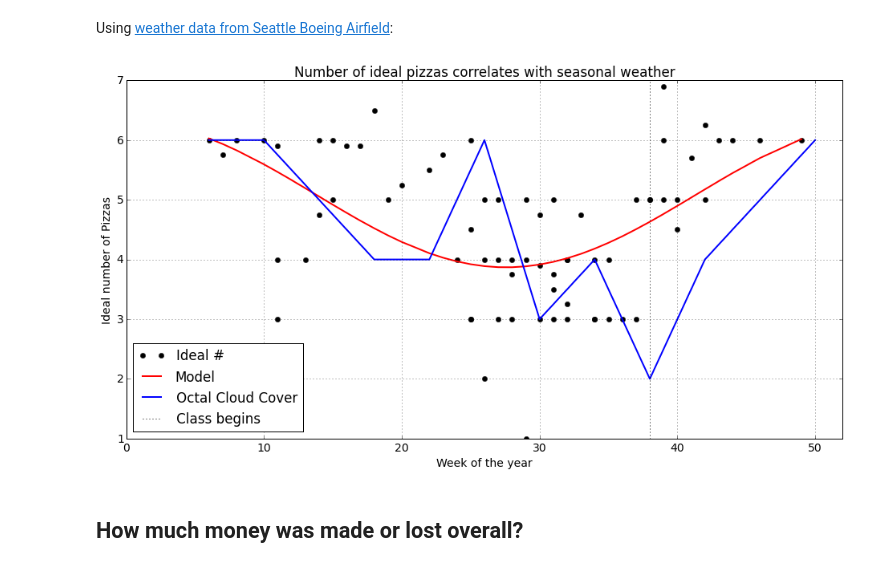
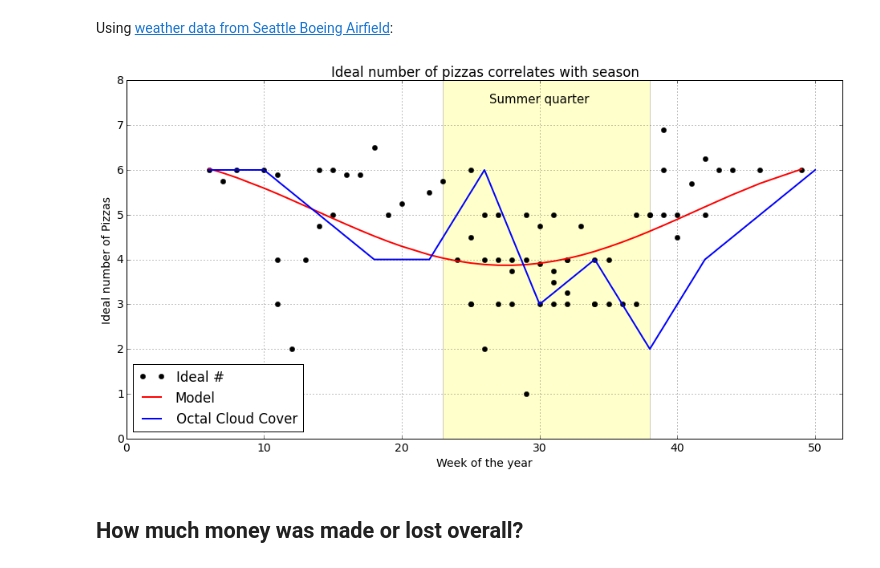
Before and after one commit to bmorris3/astropizzafridayfuntimes, a Jupyter notebook: pizzastats.ipynb, the cells around one changed output. Cells and saved outputs as stored; diff of their text form; code cells hidden in the pictures.

Commit message:
Summer quarter is dead quarter

```diff
--- a/pizzastats.ipynb
+++ b/pizzastats.ipynb
@@ -143,29 +143,35 @@ Using [weather data from Seattle Boeing Airfield](http://www.climate.washington.
 # %%
 weatherdata = open('weatherdata.csv', 'r').readlines()
 weather_months = np.arange(1,13)
 cloudcover = np.zeros_like(weather_months)
 for i, line in enumerate(weatherdata):
     if not 'NaN' in line and len(line)>1:
         cc_yr, cc_month, cc, _, _, _ = map(float,line.split(','))
         cloudcover[int(cc_month) - 1] = cc
 
 fig, ax = plt.subplots(1,figsize=(16,8))
 ax.plot(dates_week, idealnumber, 'ko', label='Ideal #')
 ax.plot(sorted(dates_week), fitfunc(bestp)[np.argsort(dates_week)], lw=2, color='r', label='Model')
 ax.plot(weather_months*4 + 2, cloudcover, lw=2, color='b', label='Octal Cloud Cover')
 
 
-ax.axvline(int(datetime.datetime(2014,9,25).strftime('%U')), color='k', ls=':', label='Class begins')
+#ax.axvline(int(datetime.datetime(2014,9,25).strftime('%U')), color='k', ls='--', label='Class begins')
+#ax.axvline(int(datetime.datetime(2014,6,12).strftime('%U')), color='k', ls='--', label='Class ends')
+ax.fill_between([int(datetime.datetime(2014,6,12).strftime('%U')), \
+                 int(datetime.datetime(2014,9,25).strftime('%U'))],\
+                 0, 8, facecolor='yellow', alpha=0.2,
+                 label='Summer')
+ax.annotate('Summer quarter', (30, 7.5), textcoords='data', ha='center', fontsize=15)
 
 ax.set_ylabel('Ideal number of Pizzas')
 ax.set_xlabel('Week of the year')
-ax.set_title('Number of ideal pizzas correlates with seasonal weather')
+ax.set_title('Ideal number of pizzas correlates with season')
 ax.grid()
 ax.set_xlim([0,52])
 ax.legend(loc='lower left')
 plt.show()
 # %% [output]
-[figure, old version]
+[figure, new version]
 # %% [markdown]
 ## How much money was made or lost overall?
 # %%
```
